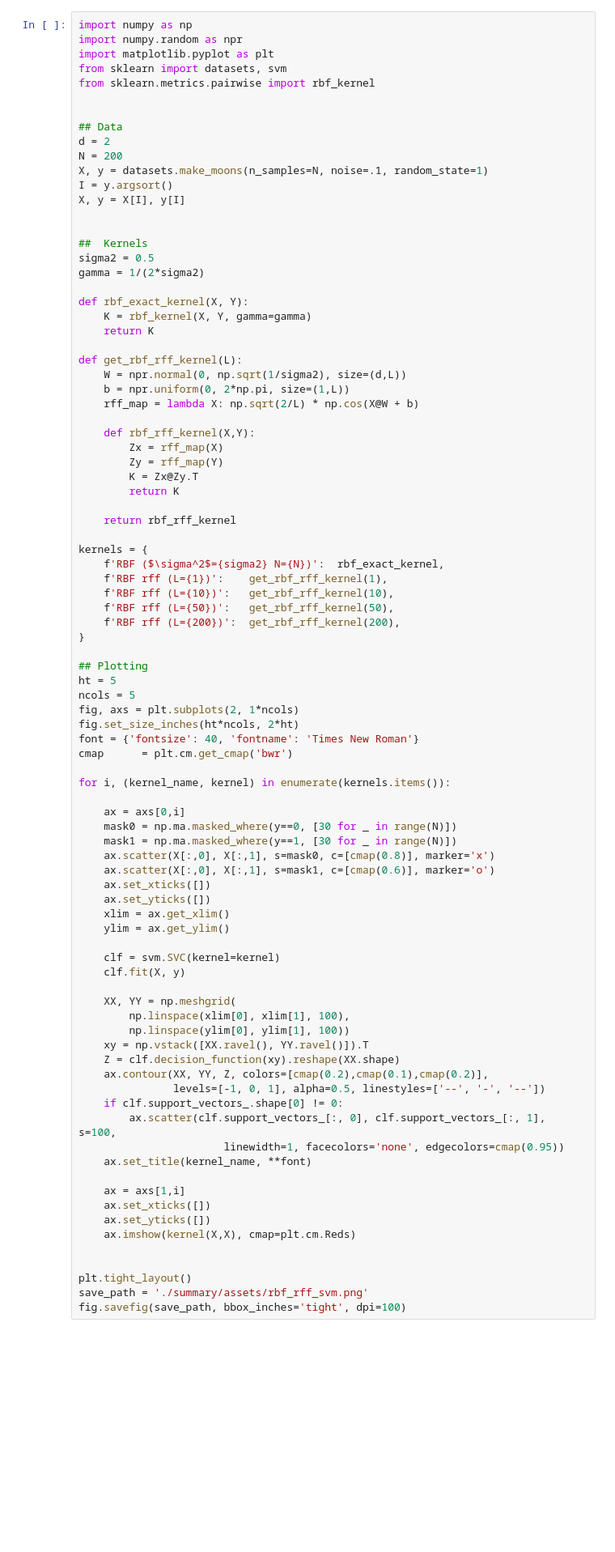
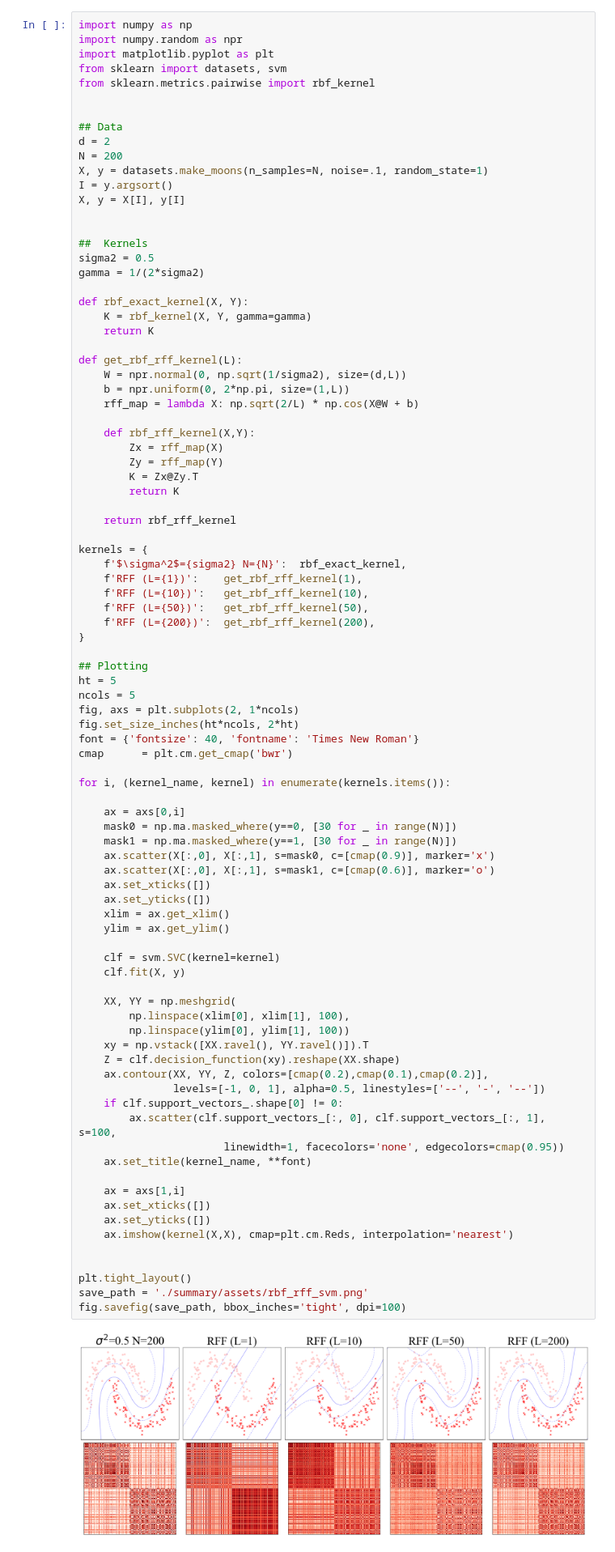
Before and after one commit to tt6746690/misc_impl, a Jupyter notebook: kernel/note_kernel_approx.ipynb, the cells around one changed output. Shown at 81% size. Cells and saved outputs as stored; diff of their text form; blank space fills up the shorter version.

```diff
--- a/kernel/note_kernel_approx.ipynb
+++ b/kernel/note_kernel_approx.ipynb
@@ -36,11 +36,11 @@ def get_rbf_rff_kernel(L):
     return rbf_rff_kernel
 
 kernels = {
-    f'RBF ($\sigma^2$={sigma2} N={N})':  rbf_exact_kernel,
-    f'RBF rff (L={1})':    get_rbf_rff_kernel(1),
-    f'RBF rff (L={10})':   get_rbf_rff_kernel(10),
-    f'RBF rff (L={50})':   get_rbf_rff_kernel(50),
-    f'RBF rff (L={200})':  get_rbf_rff_kernel(200),
+    f'$\sigma^2$={sigma2} N={N}':  rbf_exact_kernel,
+    f'RFF (L={1})':    get_rbf_rff_kernel(1),
+    f'RFF (L={10})':   get_rbf_rff_kernel(10),
+    f'RFF (L={50})':   get_rbf_rff_kernel(50),
+    f'RFF (L={200})':  get_rbf_rff_kernel(200),
 }
 
 ## Plotting
@@ -56,34 +56,36 @@ for i, (kernel_name, kernel) in enumerate(kernels.items()):
     ax = axs[0,i]
     mask0 = np.ma.masked_where(y==0, [30 for _ in range(N)])
     mask1 = np.ma.masked_where(y==1, [30 for _ in range(N)])
-    ax.scatter(X[:,0], X[:,1], s=mask0, c=[cmap(0.8)], marker='x')
+    ax.scatter(X[:,0], X[:,1], s=mask0, c=[cmap(0.9)], marker='x')
     ax.scatter(X[:,0], X[:,1], s=mask1, c=[cmap(0.6)], marker='o')
     ax.set_xticks([])
     ax.set_yticks([])
     xlim = ax.get_xlim()
     ylim = ax.get_ylim()
 
     clf = svm.SVC(kernel=kernel)
     clf.fit(X, y)
 
     XX, YY = np.meshgrid(
         np.linspace(xlim[0], xlim[1], 100),
         np.linspace(ylim[0], ylim[1], 100))
     xy = np.vstack([XX.ravel(), YY.ravel()]).T
     Z = clf.decision_function(xy).reshape(XX.shape)
     ax.contour(XX, YY, Z, colors=[cmap(0.2),cmap(0.1),cmap(0.2)],
                levels=[-1, 0, 1], alpha=0.5, linestyles=['--', '-', '--'])
     if clf.support_vectors_.shape[0] != 0:
         ax.scatter(clf.support_vectors_[:, 0], clf.support_vectors_[:, 1], s=100,
                        linewidth=1, facecolors='none', edgecolors=cmap(0.95))
     ax.set_title(kernel_name, **font)
 
     ax = axs[1,i]
     ax.set_xticks([])
     ax.set_yticks([])
-    ax.imshow(kernel(X,X), cmap=plt.cm.Reds)
+    ax.imshow(kernel(X,X), cmap=plt.cm.Reds, interpolation='nearest')
 
 
 plt.tight_layout()
 save_path = './summary/assets/rbf_rff_svm.png'
 fig.savefig(save_path, bbox_inches='tight', dpi=100)
+# %% [output]
+[figure, added]
```
Also changed, not shown: 4 other files.
